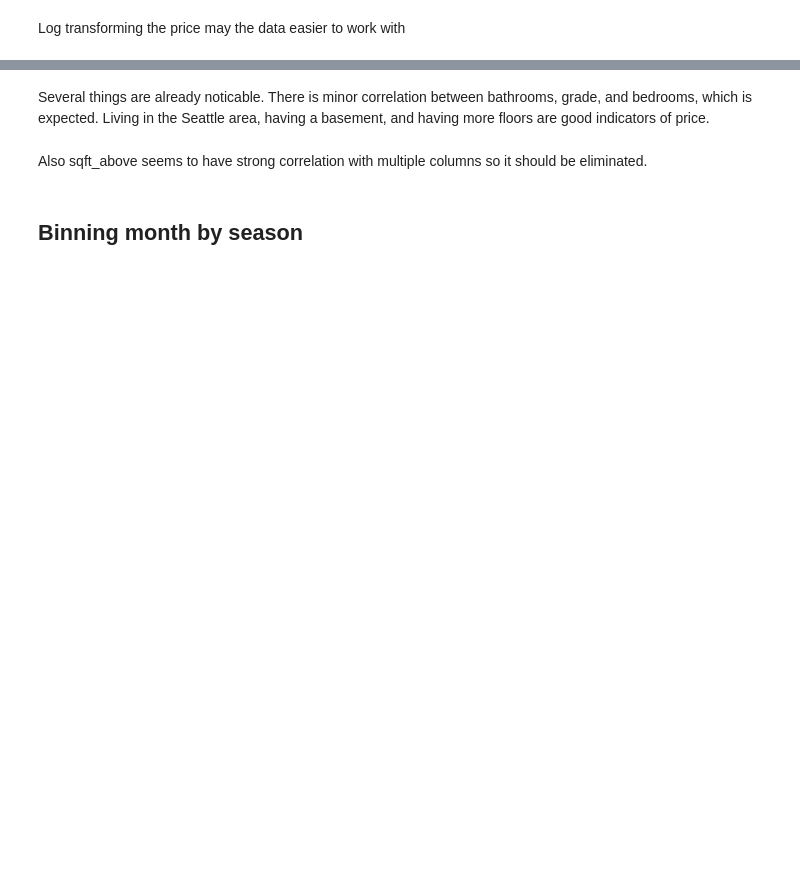
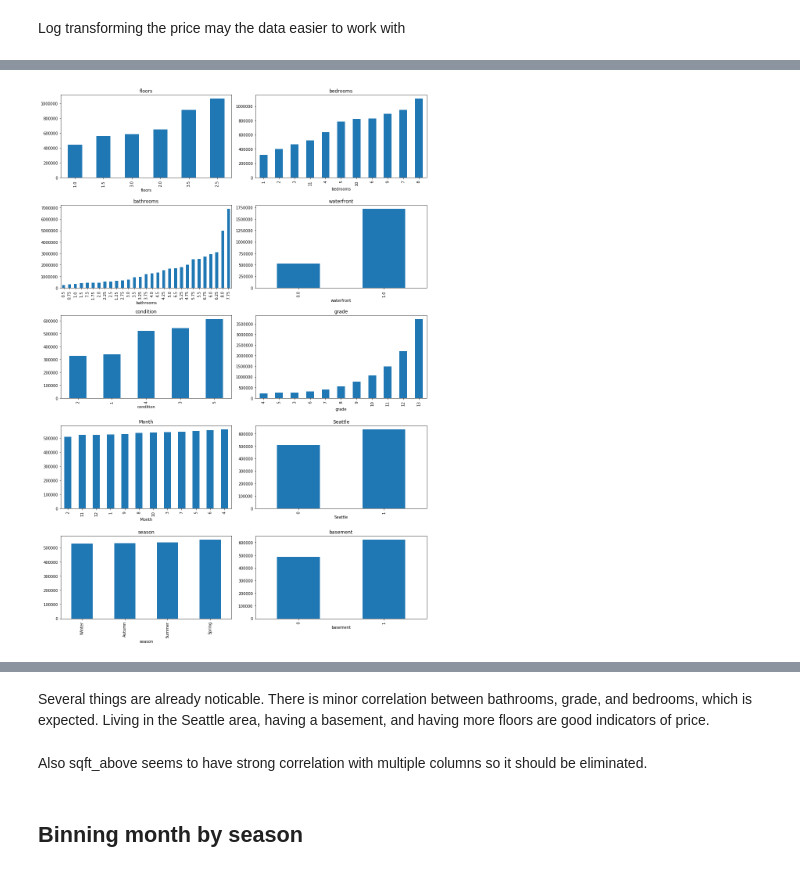
Before and after one commit to aradaha/dsc-mod-2-project-v2-1-onl01-dtsc-ft-030220, a Jupyter notebook: student.ipynb, the cells around one changed output, grey strips where cells are left out. Cells and saved outputs as stored; diff of their text form; code cells hidden in the pictures; blank space fills up the shorter version.

```diff
--- a/student.ipynb
+++ b/student.ipynb
@@ -299,9 +233,12 @@ df[['price', 'logprice']].hist(figsize=(12,5),bins=30);
 # %%
-variables = ['floors', 'bedrooms', 'bathrooms', 'condition', 'grade', 'Month']
+fig, axes = plt.subplots(nrows=5, ncols=2, figsize=(14,20))
+
 for column, ax in zip(variables, axes.flatten()):
-    (df.groupby(column).mean()['logprice'].sort_values().plot.bar(ax=ax))
+    (df.groupby(column).mean()['price'].sort_values().plot.bar(ax=ax))
 
     ax.set_title(column)
 
 fig.tight_layout()
+# %% [output]
+[figure, added]
 # %%
```
Also changed, not shown: parts of 45 cells of this notebook.
